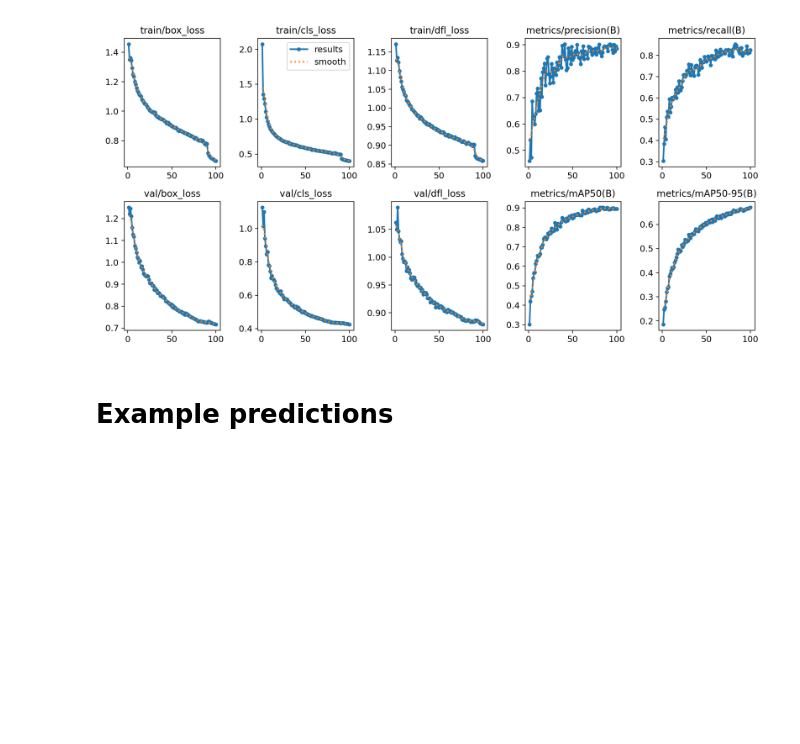
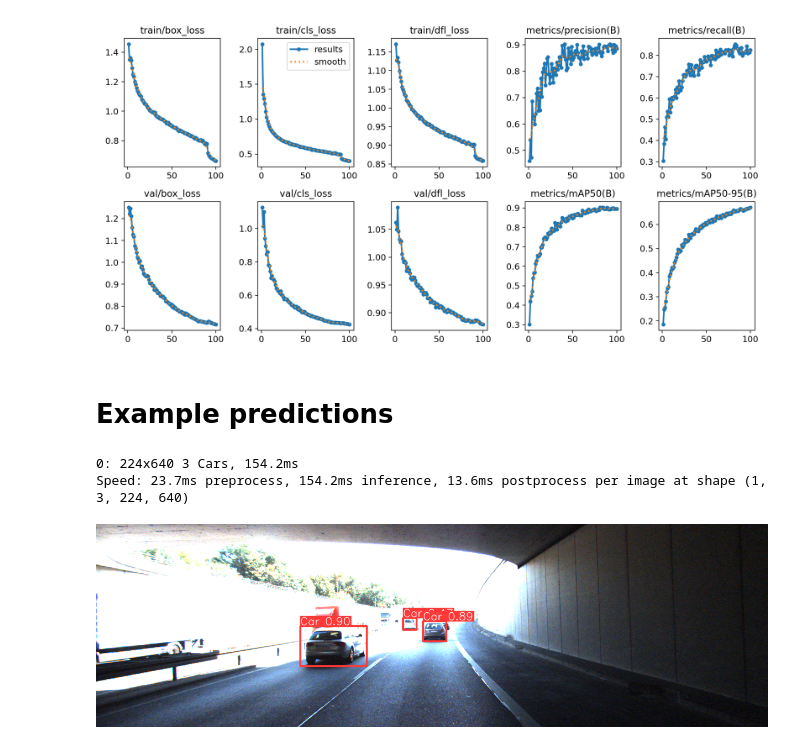
Before and after one commit to lukasz-staniszewski/vehicle-distance-estimation, a Jupyter notebook: notebooks/01_yolo_detection.ipynb, the cells around one changed output. Saved outputs shown, nothing was run; the diff lists cells and outputs as text; code cells hidden in the pictures; blank space fills up the shorter version.

```diff
--- a/notebooks/01_yolo_detection.ipynb
+++ b/notebooks/01_yolo_detection.ipynb
@@ -26,0 +24,3 @@ onnx_model = onnx.load(MODEL_PATH)
+# %%
+MODEL_PATH="/net/tscratch/people/plglukaszst/projects/vehicle-distance-estimation/experiments/detection/yolov8-kitti-detection/train5/weights/best.pt"
+# MODEL_PATH="/net/tscratch/people/plglukaszst/projects/vehicle-distance-estimation/experiments/detection/yolov8-kitti-detection/train5/weights/best.onnx"
@@ -26,0 +32,15 @@ onnx_model = onnx.load(MODEL_PATH)
+# %%
+model = YOLO(MODEL_PATH)
+# %%
+# Run batched inference on a list of images
+results = model(['/net/tscratch/people/plglukaszst/projects/vehicle-distance-estimation/data/detection/testing/image_2/000003.png'])  # return a list of Results objects
+
+# Process results list
+for result in results:
+    boxes = result.boxes  # Boxes object for bounding box outputs
+    result.show()  # display to screen
+    # result.save(filename='result.jpg')  # save to disk
+# %% [output]
+0: 224x640 3 Cars, 154.2ms
+Speed: 23.7ms preprocess, 154.2ms inference, 13.6ms postprocess per image at shape (1, 3, 224, 640)
+[figure, added]
```
Also changed, not shown: parts of 4 cells of this notebook, 2 other files.
